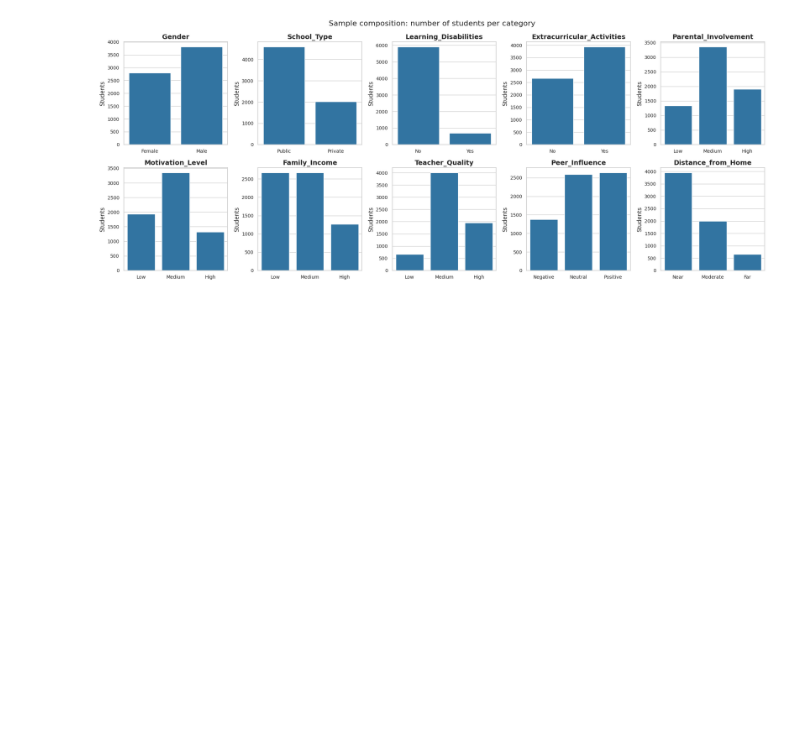
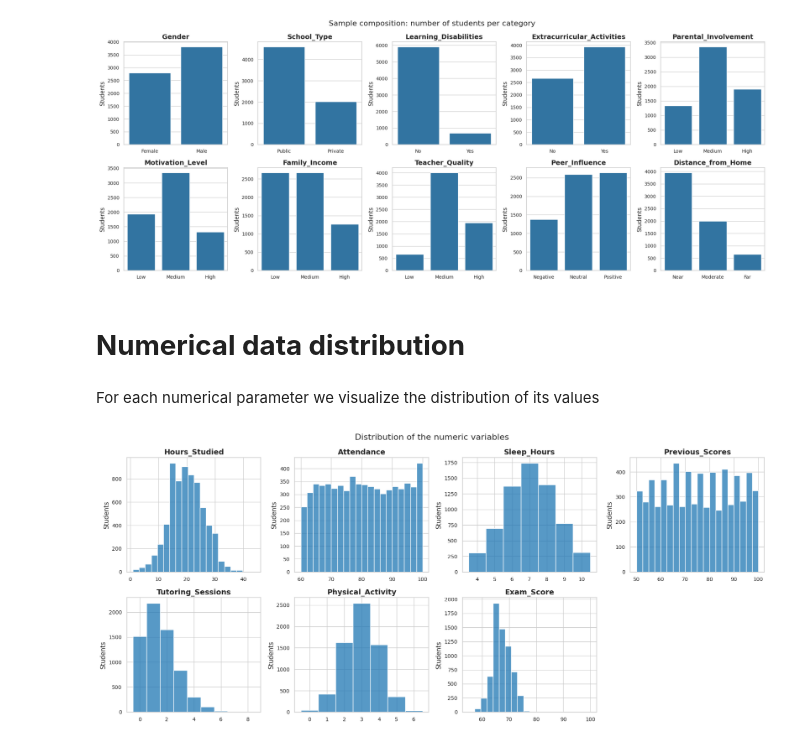
Before and after one commit to Martazzz/dropout_rate_academic_success, a Jupyter notebook: notebooks/01_cleaning_eda.ipynb, the cells around one changed output. Drawn from its saved outputs; the diff is of its cells as text; code cells hidden in the pictures; blank space fills up the shorter version.

```diff
--- a/notebooks/01_cleaning_eda.ipynb
+++ b/notebooks/01_cleaning_eda.ipynb
@@ -258,3 +260,26 @@ plt.savefig("figures/eda_categorical.png", dpi=200, bbox_inches="tight")
 plt.show()
 # %% [output]
 [figure]
+# %% [markdown]
+# **Numerical data distribution**
+# %% [markdown]
+For each numerical parameter we visualize the distribution of its values
+# %%
+fig, axes = plt.subplots(2, 4, figsize=(18, 8))
+
+for ax, col in zip(axes.flat, num_cols):
+    if data[col].nunique() < 15:
+        sns.histplot(data=data, x=col, discrete=True, color=BAR_COLOR, ax=ax)
+    else:
+        sns.histplot(data=data, x=col, bins=20, color=BAR_COLOR, ax=ax)
+    ax.set_title(col)
+    ax.set_xlabel("")
+    ax.set_ylabel("Students")
+
+axes.flat[-1].axis("off")
+fig.suptitle("Distribution of the numeric variables", fontsize=16)
+plt.tight_layout()
+plt.savefig("figures/eda_numeric.png", dpi=200, bbox_inches="tight")
+plt.show()
+# %% [output]
+[figure, added]
```
Also changed, not shown: parts of 2 cells of this notebook.
